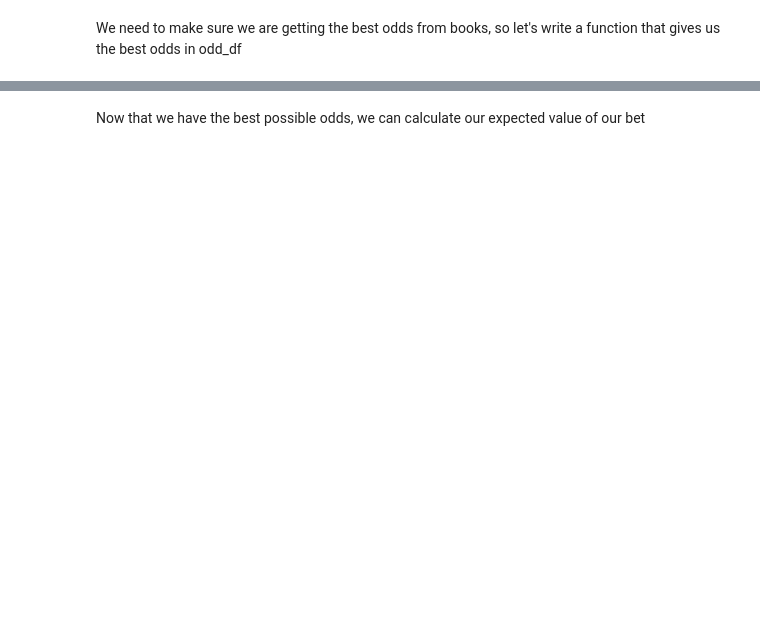
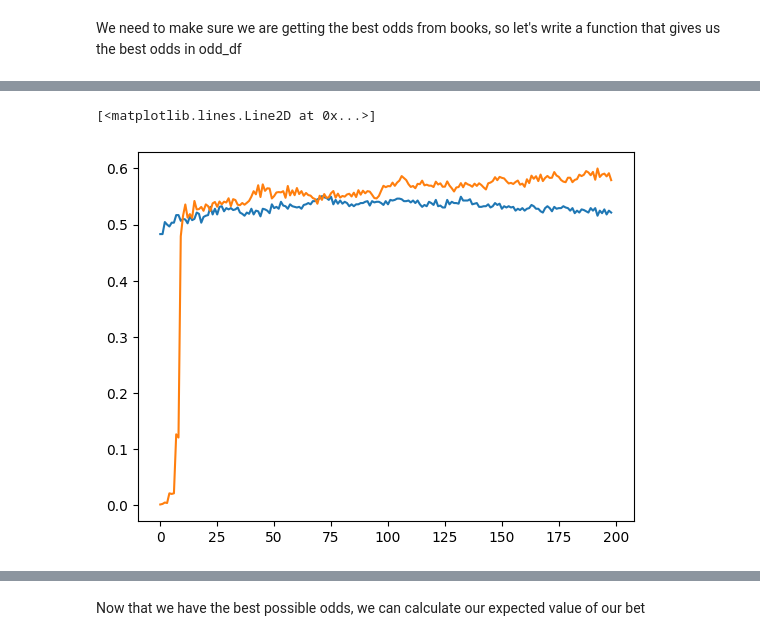
Before and after one commit to JonathanSears1/JonathanSears1.github.io, a Jupyter notebook: Beat-The-Books.ipynb, the cells around one changed output, grey strips where cells are left out. Cells and saved outputs as stored; diff of their text form; code cells hidden in the pictures; blank space fills up the shorter version.

```diff
--- a/Beat-The-Books.ipynb
+++ b/Beat-The-Books.ipynb
@@ -1714,0 +2107,6 @@ test_profitability(x_features=x_features,y_feature='over',model_error=.6,bankrol
+# %%
+plt.plot(over_accuracy)
+plt.plot(over_adj_accuracy)
+# %% [output]
+[<matplotlib.lines.Line2D at 0x...>]
+[figure, added]
```
Also changed, not shown: parts of 40 cells of this notebook, 1 other file.
